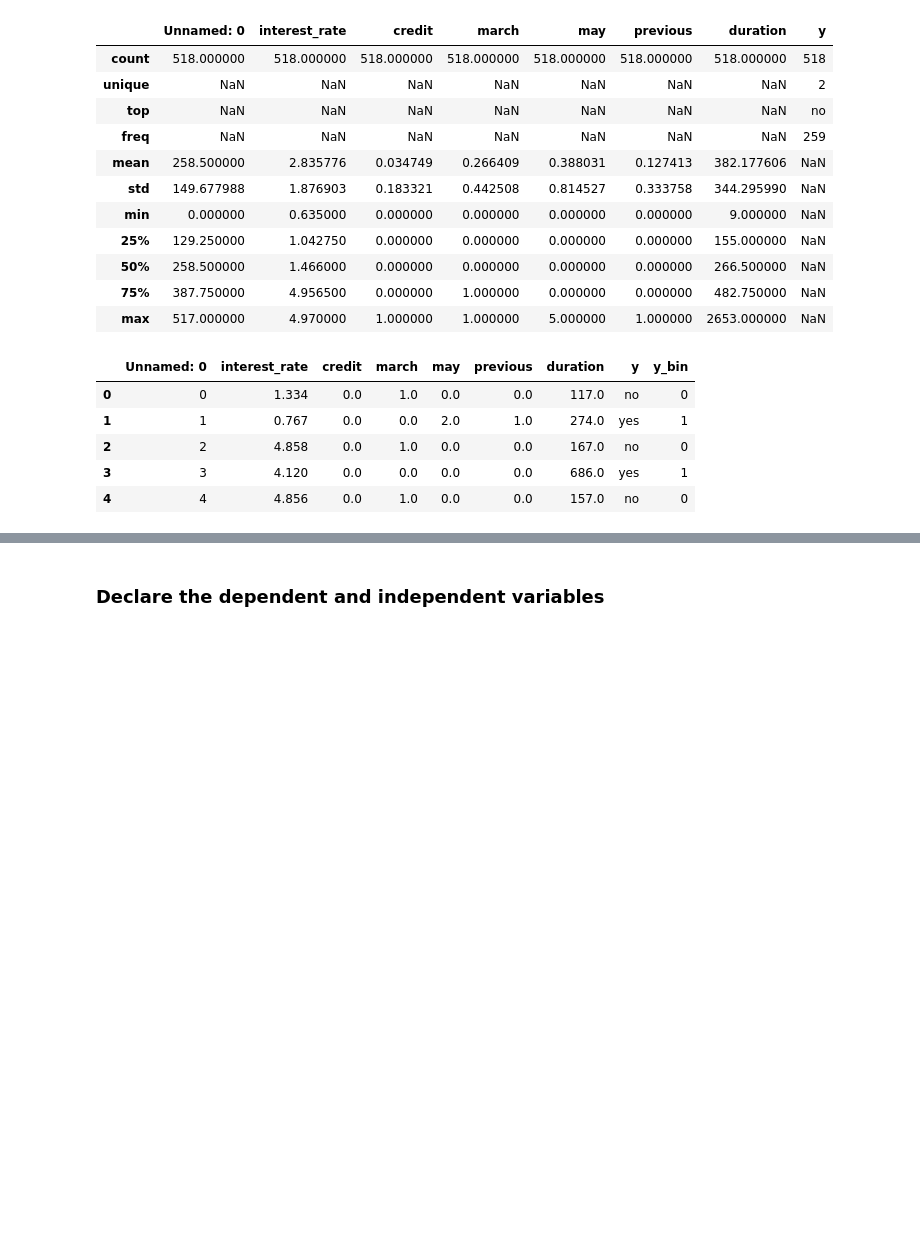
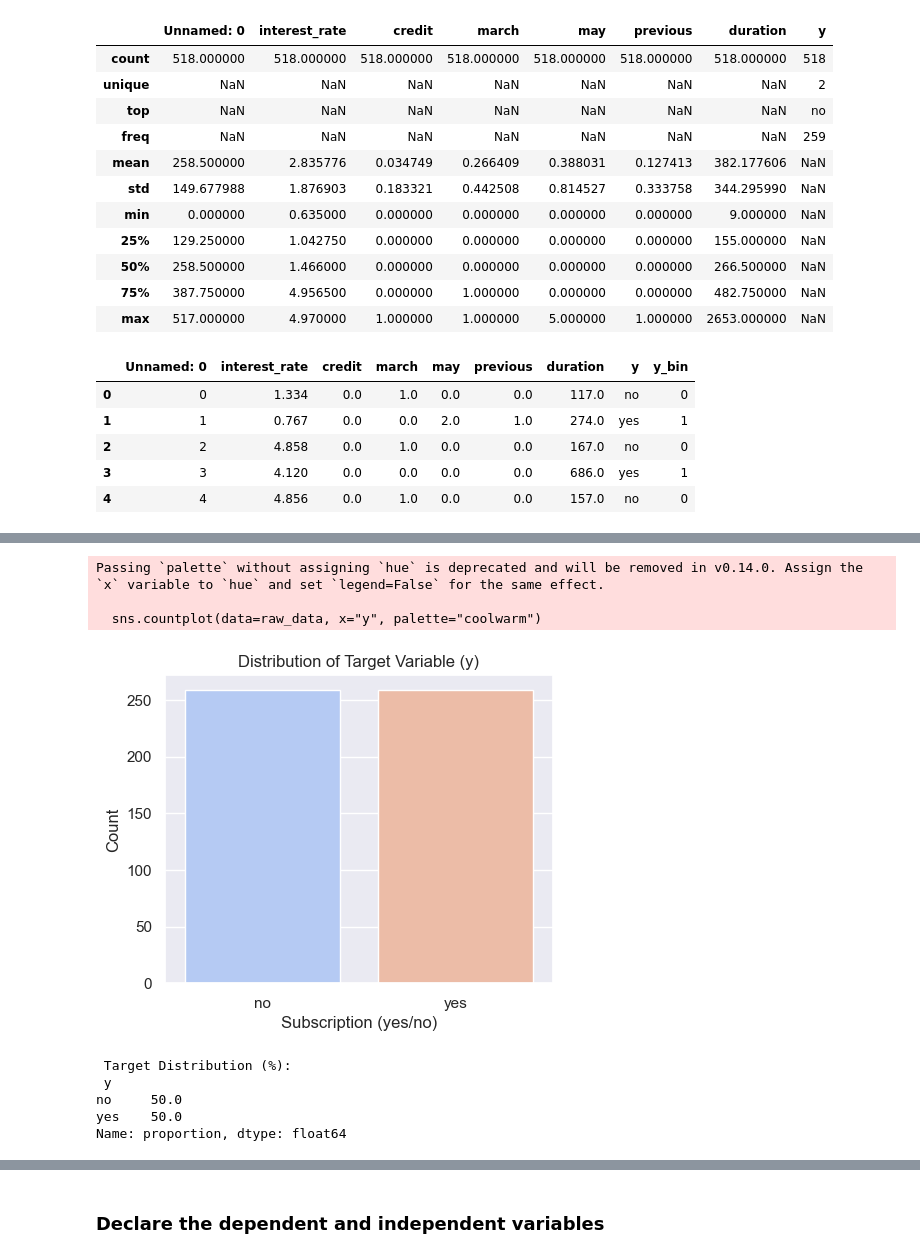
Before and after one commit to Mihaiudr/logistic-regression-model, a Jupyter notebook: Logstic Regression.ipynb, the cells around one changed output, grey strips where cells are left out. Cells and saved outputs as stored; diff of their text form; code cells hidden in the pictures; blank space fills up the shorter version.

```diff
--- a/Logstic Regression.ipynb
+++ b/Logstic Regression.ipynb
@@ -67,0 +92,24 @@ raw_data.head()
+# %%
+#Target variable distribution
+
+plt.figure(figsize=(5,4))
+sns.countplot(data=raw_data, x="y", palette="coolwarm")
+plt.title("Distribution of Target Variable (y)")
+plt.xlabel("Subscription (yes/no)")
+plt.ylabel("Count")
+plt.show()
+# %% [output]
+Passing `palette` without assigning `hue` is deprecated and will be removed in v0.14.0. Assign the `x` variable to `hue` and set `legend=False` for the same effect.
+
+  sns.countplot(data=raw_data, x="y", palette="coolwarm")
+[figure, added]
+# %%
+# Percentage breakdown
+target_counts = raw_data["y"].value_counts(normalize=True) * 100
+print("\n Target Distribution (%):\n", target_counts.round(2))
+# %% [output]
+ Target Distribution (%):
+ y
+no     50.0
+yes    50.0
+Name: proportion, dtype: float64
```
Also changed, not shown: parts of 29 cells of this notebook.
